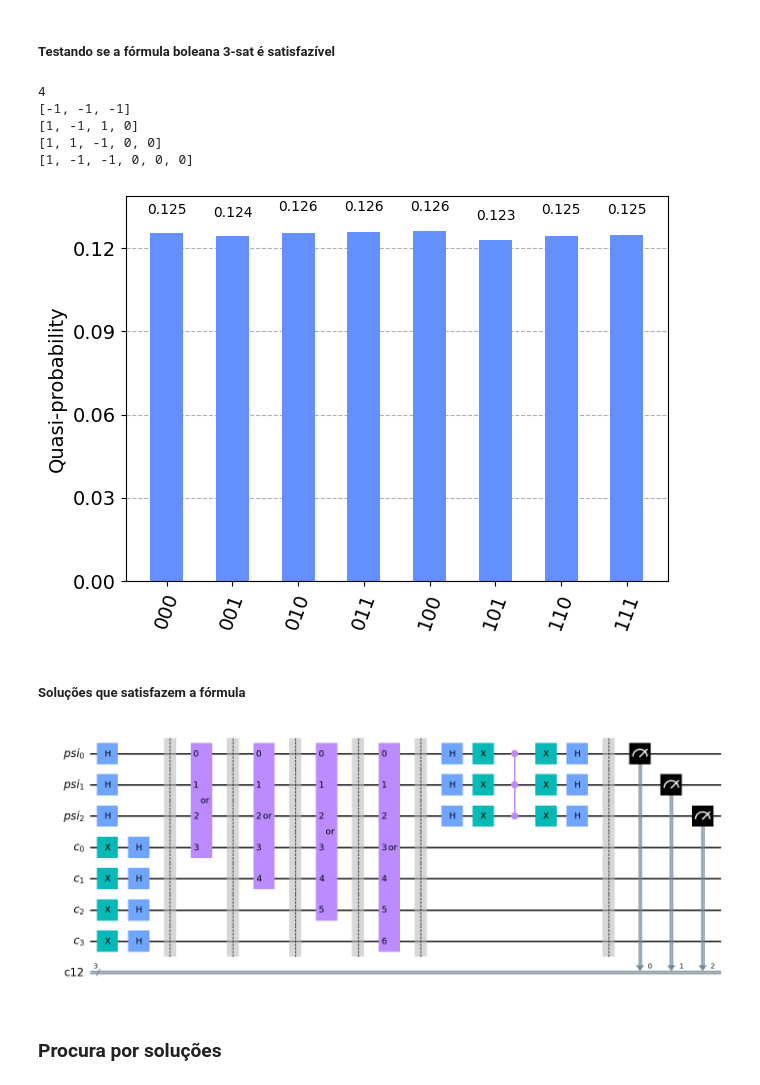
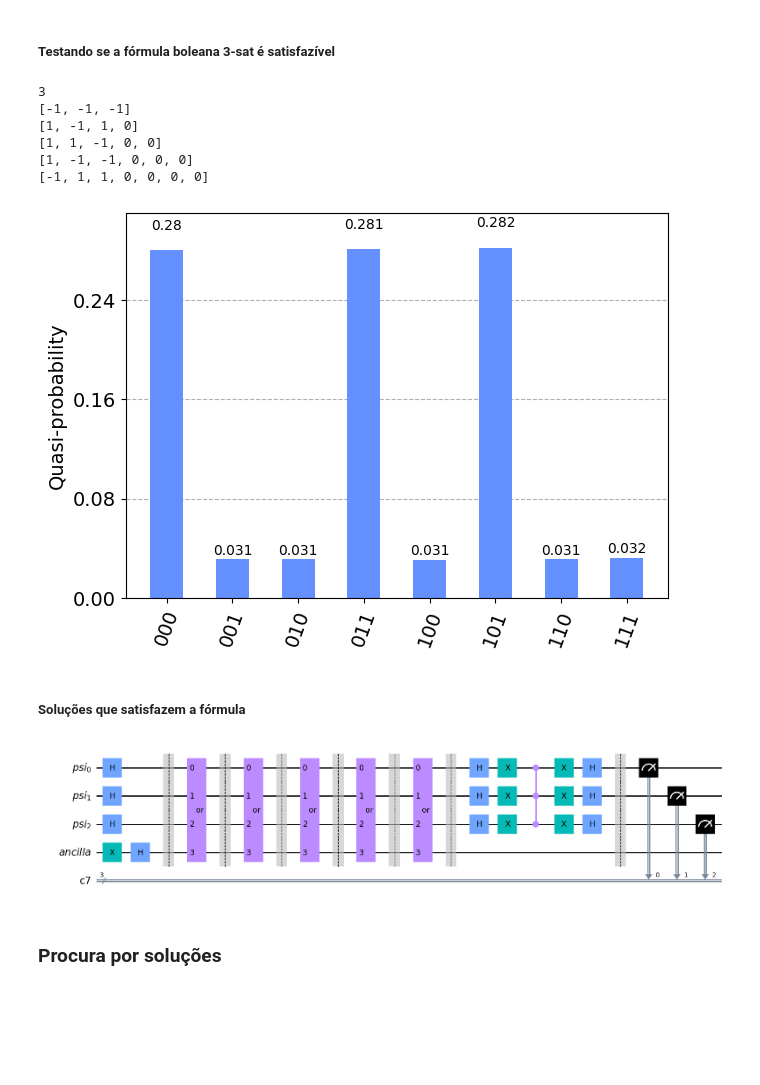
Before and after one commit to bmarrao/PIC, a Jupyter notebook: tp.ipynb, the cells around one changed output. Drawn from its saved outputs; the diff is of its cells as text; code cells hidden in the pictures; blank space fills up the shorter version.

Commit message:
Acabar dimacs

```diff
--- a/tp.ipynb
+++ b/tp.ipynb
@@ -41,8 +41,8 @@ def execute_circuit(qc, shots=1024, decimal=False, reversed=False):
 # %% [markdown]
 # Phase Oracle
 # %%
-def func1 (expression):
-    oracle = PhaseOracle.from_dimacs_file('dimacs.txt')
+def func1 (expression, dimacs):
+    oracle = PhaseOracle.from_dimacs_file(dimacs)
     lines = expression.split("\n")
     n_qubits = int(lines[1].split(" ")[2])
     n_formulas = int(lines[1].split(" ")[3])
@@ -100,7 +100,7 @@ p cnf 3 5
 with open('dimacs.txt', 'r') as f:
     expression = f.read()
 # %%
-qc,qr,cr = func1(expression)
+qc,qr,cr = func1(expression,dimacs)
 qc.measure(qr,cr)
 #qc.measure_all()
 counts = execute_circuit(qc,shots= 100000)
@@ -120,22 +120,22 @@ def func (expression):
     n_formulas = int(lines[1].split(" ")[3])
 
     qr = QuantumRegister(n_qubits, name = "psi")
-    clause_qubits = QuantumRegister(n_formulas, name = "c")
+    ancilla = QuantumRegister(1, name = "ancilla")
 
 
     cr = ClassicalRegister(n_qubits)
 
 
 
-    qc = QuantumCircuit(qr,clause_qubits,cr)
+    qc = QuantumCircuit(qr,ancilla,cr)
 
     #uniform superposition qr
 
     qc.h(qr)
 
     #|-> state clause_qubits
-    qc.x(clause_qubits)
-    qc.h(clause_qubits)
+    qc.x(ancilla)
+    qc.h(ancilla)
 
     elements = 2**n_qubits
     n_solutions = elements -n_formulas
@@ -165,7 +165,7 @@ def func (expression):
                         valores.append(0)
             valores += [0 for a in range(i)]
 
-            c6z = OR(n_qubits+i,flags=valores)
+            c6z = OR(n_qubits,flags=valores)
             qc = qc.compose(c6z)
             qc.barrier()
             print(valores)
@@ -183,7 +183,7 @@ def func (expression):
 
 
     #for i in range(2,len(lines)):
-    return qc,qr,out_qubit,cr,cr2
+    return qc,qr,cr
 # %% [markdown]
 #### Exemplo de uma fórmula boleana com 5 cláusulas e 3 variáveis cada - 3-sat
 
@@ -214,25 +218,26 @@ p cnf 3 4
 # %% [markdown]
 ##### Testando se a fórmula boleana 3-sat é satisfazível
 # %%
-qc,qr,out_qubit,cr,cr2= func(expression)
+qc,qr,cr= func(expression)
 #qc.measure_all()
 qc.measure(qr,cr)
 
 counts = execute_circuit(qc,shots= 100000)
 plot_distribution(counts)
 # %% [output]
-4
+3
 [-1, -1, -1]
 [1, -1, 1, 0]
 [1, 1, -1, 0, 0]
 [1, -1, -1, 0, 0, 0]
+[-1, 1, 1, 0, 0, 0, 0]
-[figure, old version]
+[figure, new version]
 # %% [markdown]
 ##### Soluções que satisfazem a fórmula
 # %%
 qc.draw(output="mpl")
 # %% [output]
-[figure, old version]
+[figure, new version]
 # %% [markdown]
 ### Procura por soluções
 # %%
```
Also changed, not shown: parts of 9 cells of this notebook, 1 other file.
